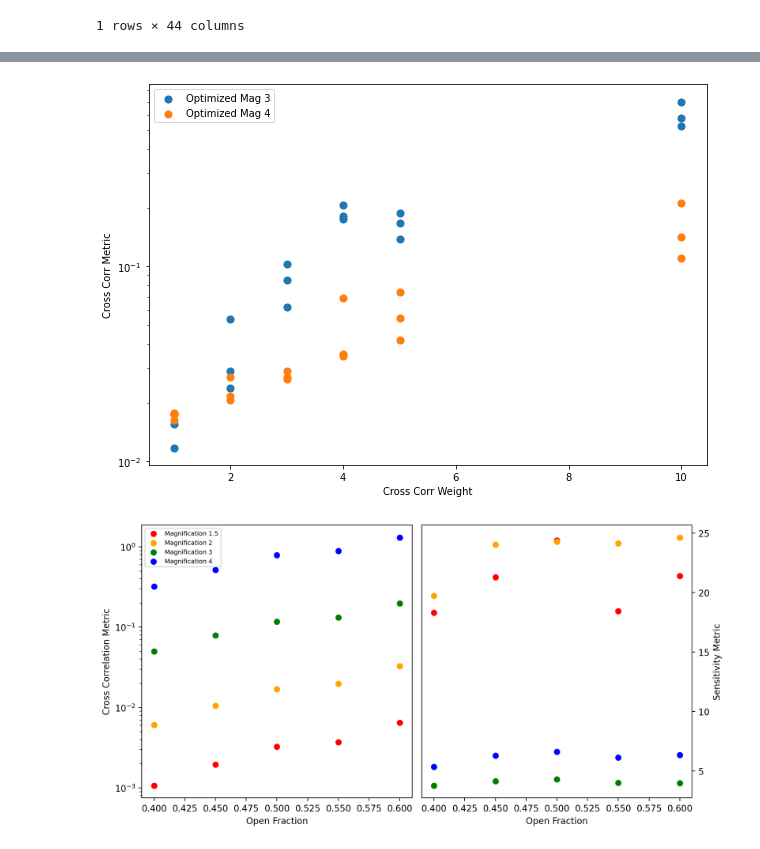
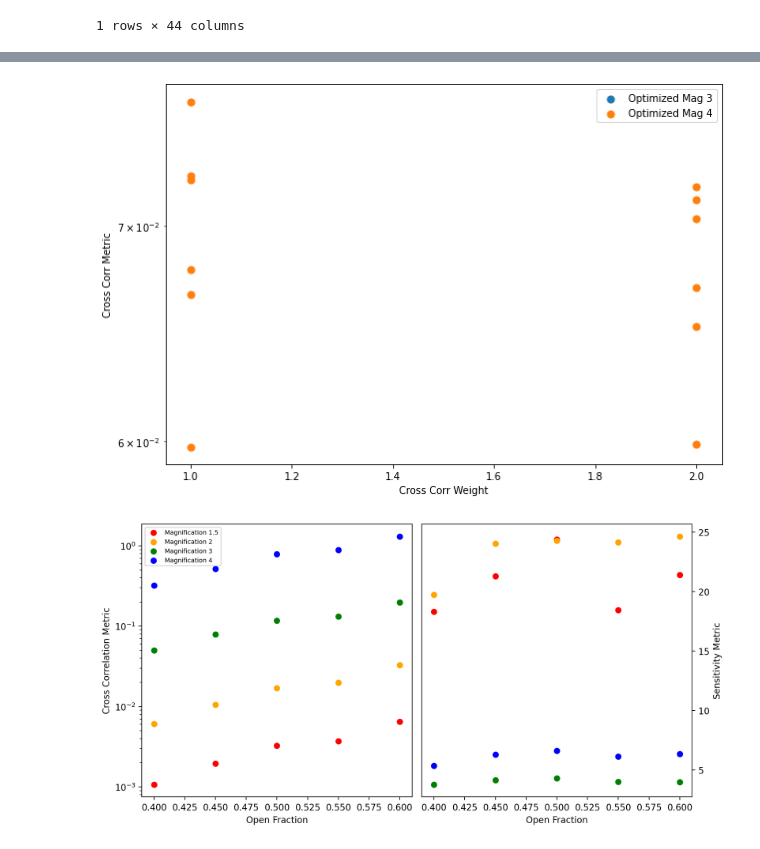
Before and after one commit to cllamb0/CCI2-Coded-Aperture, a Jupyter notebook: Metric-Calculator.ipynb, the cells around one changed output, grey strips where cells are left out. Cells and saved outputs as stored; diff of their text form; code cells hidden in the pictures.

```diff
--- a/Metric-Calculator.ipynb
+++ b/Metric-Calculator.ipynb
@@ -114,7 +124,7 @@ Saved to output file
 # %% [markdown]
 ## Plotting Metrics
 # %%
-seed_metadata = pd.read_csv('Optimizations-Desktop-Tetris/Optimizations-Tetris-300/seed-metadata-with-results.csv')
+results = pd.read_csv('Optimizations-Desktop-Tetris/Optimizations-Tetris-32/seed-metadata-with-results.csv')
 # %%
 results[results['Seed #'] == 44]
 # %% [output]
@@ -130,24 +153,24 @@ NameError: name 'sw' is not defined
 # %%
 temp_result = results[(results['Open Fraction'] == 0.5) &
-          (results['Sensitivity Weight'] == sw) &
+          (results['Sensitivity Weight'] == 1) &
           (results['Magnification'] == 3)]
 
 plt.figure(figsize=(10,7), facecolor='white')
 plt.scatter(temp_result['Cross-Corr Weight'], temp_result['Cross Corr Metric 3f'], s=50,
            label='Optimized Mag 3')
 
 temp_result = results[(results['Open Fraction'] == 0.5) &
-          (results['Sensitivity Weight'] == sw) &
+          (results['Sensitivity Weight'] == 1) &
           (results['Magnification'] == 4)]
 plt.scatter(temp_result['Cross-Corr Weight'], temp_result['Cross Corr Metric 3f'], s=50,
            label='Optimized Mag 4')
 plt.semilogy()
 plt.legend()
 plt.xlabel('Cross Corr Weight')
 plt.ylabel('Cross Corr Metric')
 plt.show()
 # %% [output]
-[figure, old version]
+[figure, new version]
 # %%
 ofs = [0.4, 0.45, 0.5, 0.55, 0.6]
 sw = 1
```
Also changed, not shown: parts of 19 cells of this notebook, 2 other files.
